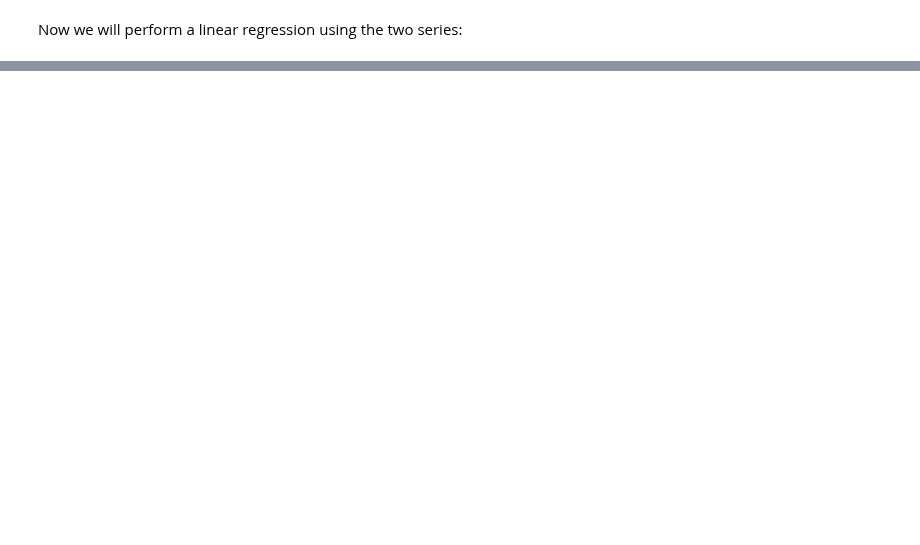
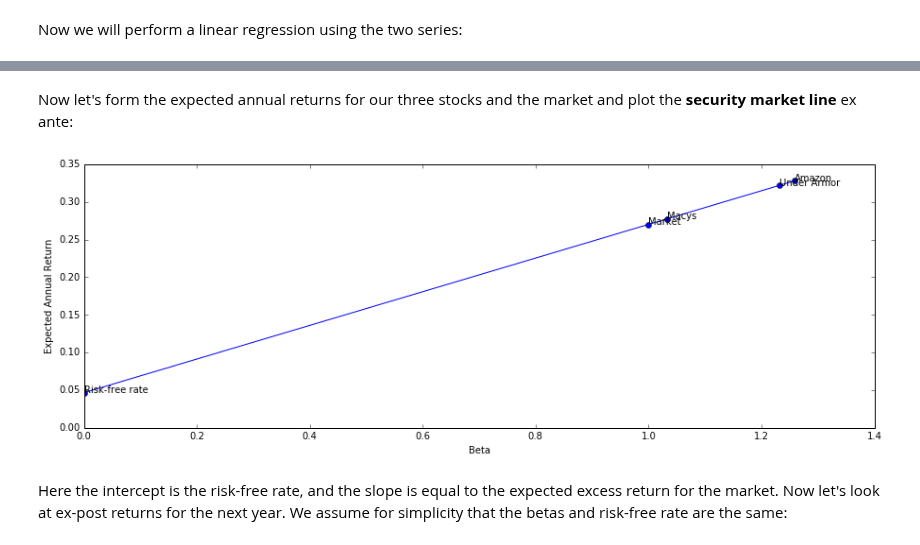
Before and after one commit to RJT1990/Active-Portfolio-Management-Notes, a Jupyter notebook: Chapter 2, CAPM.ipynb, the cells around one changed output, grey strips where cells are left out. Drawn from its saved outputs; the diff is of its cells as text; code cells hidden in the pictures; blank space fills up the shorter version.

```diff
--- a/Chapter 2, CAPM.ipynb
+++ b/Chapter 2, CAPM.ipynb
@@ -141,0 +158,14 @@ plt.plot(final_returns.index,residual_c);
+# %%
+a = DataReader('AMZN',  'yahoo', datetime(2012,1,1), datetime(2015,1,1))
+a_returns = pd.DataFrame(np.diff(np.log(a['Adj Close'].values)))
+a_returns.index = a.index.values[1:a.index.values.shape[0]]
+a_returns.columns = ["Amazon Returns"]
+
+ua = DataReader('UA',  'yahoo', datetime(2012,1,1), datetime(2015,1,1))
+ua_returns = pd.DataFrame(np.diff(np.log(ua['Adj Close'].values)))
+ua_returns.index = ua.index.values[1:ua.index.values.shape[0]]
+ua_returns.columns = ["Under Armor Returns"]
+
+returns = pd.concat([one_day,a_returns,ua_returns],axis=1).dropna()
+excess_a = returns["Amazon Returns"].values - returns['DGS1MO'].values
+excess_ua = returns["Under Armor Returns"].values - returns['DGS1MO'].values
@@ -141,0 +200,22 @@ plt.plot(final_returns.index,residual_c);
+# %% [markdown]
+Now let's form the expected annual returns for our three stocks and the market and plot the **security market line** ex ante:
+# %%
+expected_spy = np.log(1+np.mean(excess_spy))*365
+betas = np.array([0,1,1.0324,1.2319,1.2590])
+expected_rf = np.log(1+np.mean(returns['DGS1MO'].values))*365
+expected_returns = betas*expected_spy + expected_rf
+data_names = ['Risk-free rate', 'Market','Macys','Under Armor','Amazon']
+
+plt.figure(figsize=(15,5))
+plt.plot(betas,expected_returns);
+plt.plot(betas,expected_returns,'bo')
+
+for i, txt in enumerate(expected_returns):
+    plt.annotate(data_names[i], (betas[i],expected_returns[i]))
+
+plt.xlabel("Beta");
+plt.ylabel("Expected Annual Return");
+# %% [output]
+[figure, added]
+# %% [markdown]
+Here the intercept is the risk-free rate, and the slope is equal to the expected excess return for the market. Now let's look at ex-post returns for the next year. We assume for simplicity that the betas and risk-free rate are the same:
```
Also changed, not shown: parts of 15 cells of this notebook.
